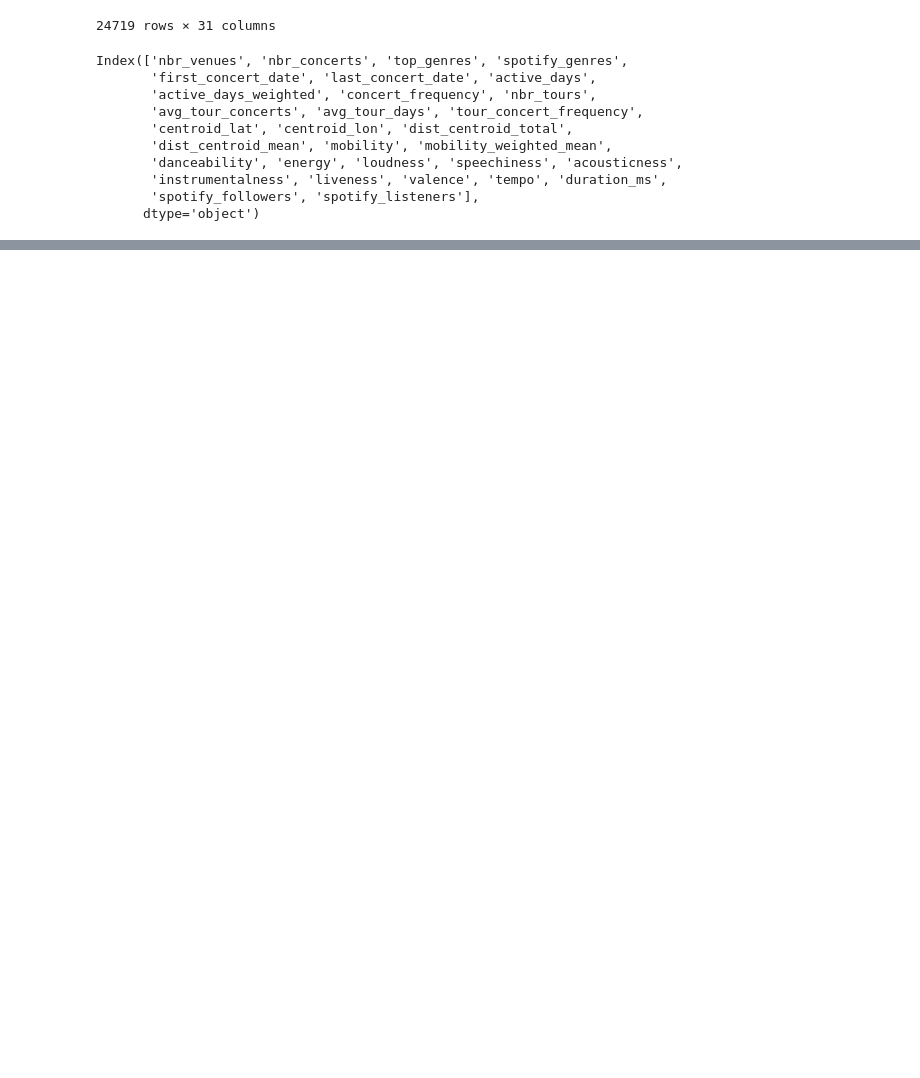
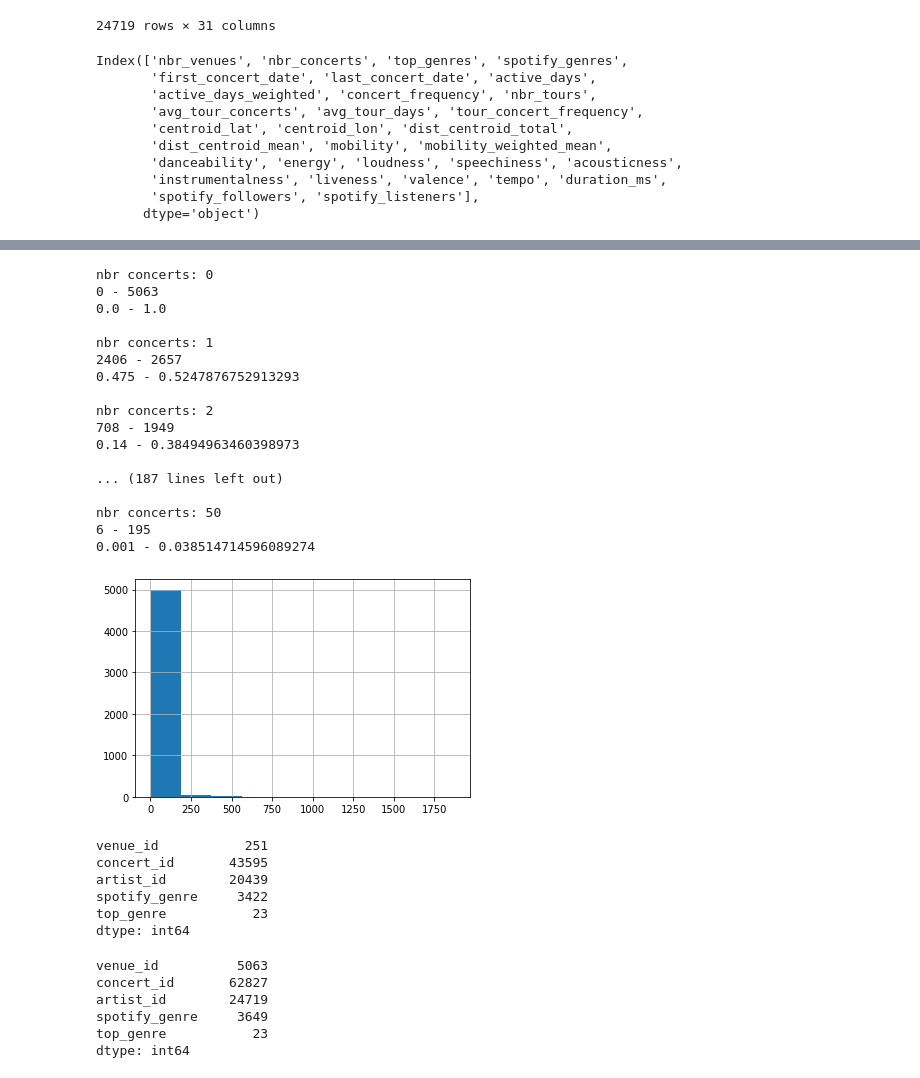
Before and after one commit to cyrillegc/thesis-redux, a Jupyter notebook: stats.ipynb, the cells around one changed output, grey strips where cells are left out. Drawn from its saved outputs; the diff is of its cells as text; code cells hidden in the pictures; blank space fills up the shorter version.

```diff
--- a/stats.ipynb
+++ b/stats.ipynb
@@ -740,7 +768,7 @@ for artist_id in tqdm(artist_id_list[:]):
     artist_stats_dict[artist_id] = dict()
     artist_data_df = full_data_df.loc[full_data_df['artist_id'] == artist_id]
     artist_data_df = artist_data_df.merge(concerts_df['date'], left_on='concert_id', right_index=True)
-    artist_data_df = artist_data_df.merge(venues_df[['latitude', 'longitude']], left_on='venue_id', right_index=True)
+    artist_data_df = artist_data_df.merge(venues_df[['venue_id', 'latitude', 'longitude']], on='venue_id')
 
     # if artist plays multiple times on a same day, drop concerts happening at same date and same place
     unique_concerts_df = artist_data_df.drop_duplicates(['date', 'latitude'], keep='first')
@@ -1432,0 +1472,59 @@ artists_filtered['mobility'].hist()
+# %%
+#venues_stats_genres.loc[venues_stats_genres['nbr_concerts'] > 10]['nbr_concerts'].hist()
+
+venues_concerts_sum = full_data_df.groupby('venue_id')['concert_id'].nunique()
+venues_concerts_sum.hist()
+total_venues = len(venues_concerts_sum)
+cum_venues = 0
+cum_ratio = 0
+
+for i in range(0, 51):
+    print('nbr concerts:', i)
+    #nbr_venues = len(venues_stats_genres.loc[venues_stats_genres['nbr_concerts'] == i])
+    nbr_venues = len(venues_concerts_sum[venues_concerts_sum == i])
+    ratio = round(nbr_venues / total_venues, 3)
+    cum_venues += nbr_venues
+    cum_ratio += ratio
+    cum_ratio = round(cum_ratio, 3)
+    print(nbr_venues, '-', total_venues - cum_venues)
+    print(ratio, '-', (total_venues - cum_venues) / total_venues)
+
+    print('')
+# %% [output]
+nbr concerts: 0
+0 - 5063
+0.0 - 1.0
+
+nbr concerts: 1
+2406 - 2657
+0.475 - 0.5247876752913293
+
+nbr concerts: 2
+708 - 1949
+0.14 - 0.38494963460398973
+
+... (187 lines left out)
+
+nbr concerts: 50
+6 - 195
+0.001 - 0.038514714596089274
+[figure, added]
+# %%
+venues_idx = venues_concerts_sum[venues_concerts_sum > 38].index
+full_data_df.loc[full_data_df['venue_id'].isin(venues_idx)].nunique()
+# %% [output]
+venue_id           251
+concert_id       43595
+artist_id        20439
+spotify_genre     3422
+top_genre           23
+dtype: int64
+# %%
+full_data_df.nunique()
+# %% [output]
+venue_id          5063
+concert_id       62827
+artist_id        24719
+spotify_genre     3649
+top_genre           23
+dtype: int64
```
Also changed, not shown: parts of 27 cells of this notebook, 4 other files.
